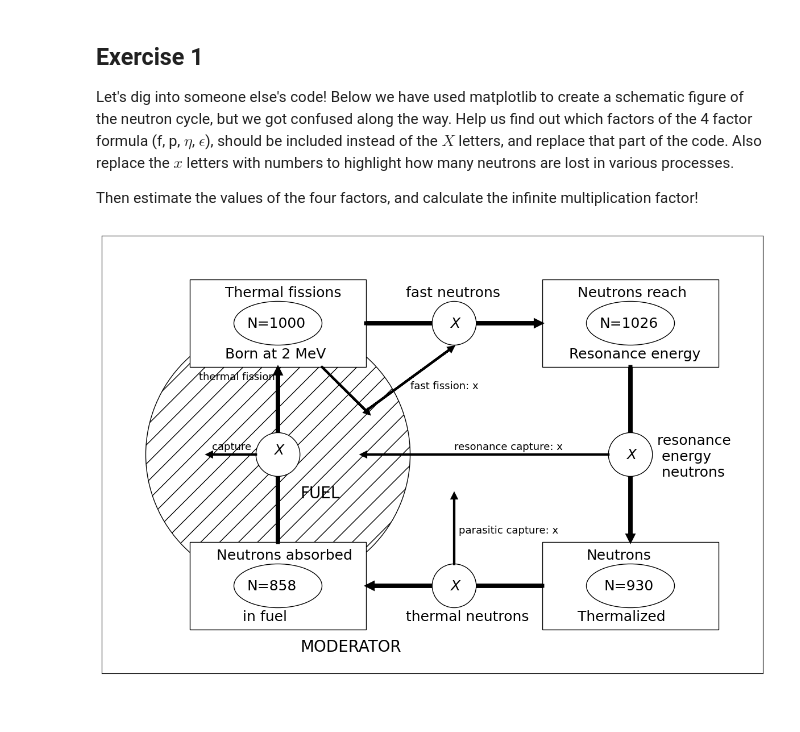
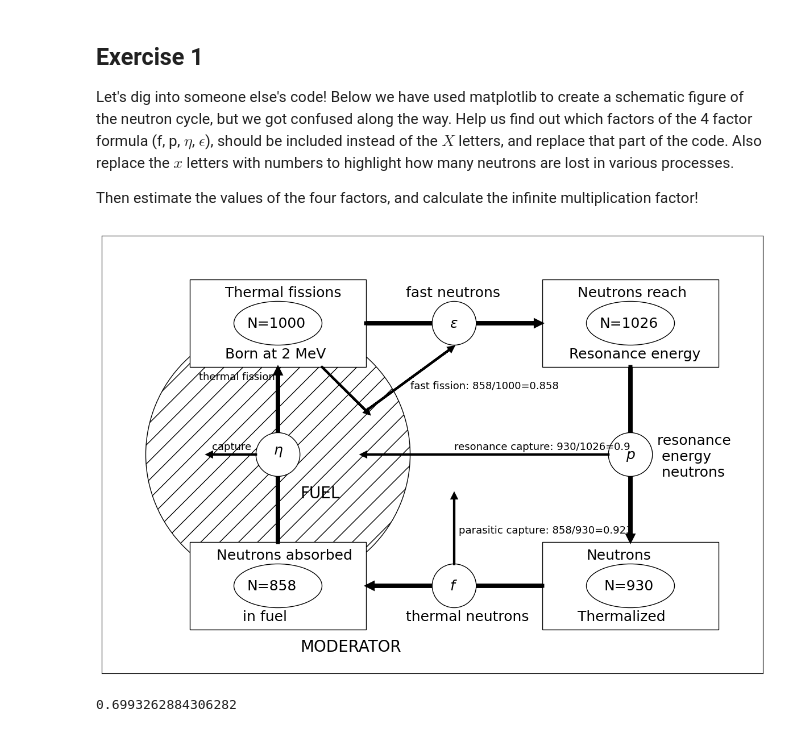
Before and after one commit to MalteHanse/RFP, a Jupyter notebook: HomeAssignments/HA2/HA2-1.ipynb, the cells around one changed output. Saved outputs shown, nothing was run; the diff lists cells and outputs as text; code cells hidden in the pictures.

```diff
--- a/HomeAssignments/HA2/HA2-1.ipynb
+++ b/HomeAssignments/HA2/HA2-1.ipynb
@@ -47,52 +47,63 @@ ax.add_artist(c1)
 ax.add_artist(c2)
 ax.add_artist(c3)
 ax.add_artist(c4)
-plt.text(39,0,r'$X$',fontsize=18)
-plt.text(79,29,r'$X$',fontsize=18)
+plt.text(39,0,r'$\eta$',fontsize=18)  # here
+plt.text(79,29,r'$\epsilon$',fontsize=18)  # here
 plt.text(69,36,'fast neutrons',fontsize=18)
 #################
 plt.arrow(50,20,10,-10,linewidth=3,head_width=1, head_length=1,color='black')
 plt.arrow(60,10,19,14,linewidth=3,head_width=1, head_length=1,color='black')
-plt.text(70,15,'fast fission: x',fontsize=13)
+plt.text(70,15,'fast fission: 858/1000=0.858',fontsize=13)  # here
 plt.arrow(80,-25,0,15,linewidth=3,head_width=1, head_length=1,color='black')
-plt.text(81,-18,'parasitic capture: x',fontsize=13)
+plt.text(81,-18,'parasitic capture: 858/930=0.923',fontsize=13)  # here
 plt.arrow(35,0,-10,0,linewidth=3,head_width=1, head_length=1,color='black')
 plt.text(25,1,'capture',fontsize=13)
 plt.text(22,17,'thermal fission',fontsize=13)
 ##########
-plt.text(119,-1,r'$X$',fontsize=18)
+plt.text(119,-1,r'$p$',fontsize=18)  # here
 plt.text(126,-5,'resonance \n energy \n neutrons',fontsize=18)
 plt.arrow(115, 0, -55, 0,linewidth=3,head_width=1, head_length=1,color='black')
-plt.text(80,1,'resonance capture: x',fontsize=13)
+plt.text(80,1,'resonance capture: 930/1026=0.9',fontsize=13) # here
 
-plt.text(79,-31,r'$X$',fontsize=18)
+plt.text(79,-31,r'$f$',fontsize=18)  # here
 plt.text(69,-38,'thermal neutrons',fontsize=18)
 
 plt.text(33,29,'N=1000',fontsize=18)
 plt.text(28,36,'Thermal fissions',fontsize=18)
 plt.text(28,22,'Born at 2 MeV',fontsize=18)
 
 plt.text(33+80,29,'N=1026',fontsize=18)
 plt.text(28+80,36,'Neutrons reach',fontsize=18)
 plt.text(26+80,22,'Resonance energy',fontsize=18)
 
 plt.text(34+80,29-60,'N=930',fontsize=18)
 plt.text(30+80,36-60,'Neutrons',fontsize=18)
 plt.text(28+80,22-60,'Thermalized',fontsize=18)
 
 plt.text(33,29-60,'N=858',fontsize=18)
 plt.text(26,36-60,'Neutrons absorbed',fontsize=18)
 plt.text(32,22-60,'in fuel',fontsize=18)
 
 plt.text(45,-10,'FUEL', fontsize=20)
 plt.text(45,-45,'MODERATOR', fontsize=20)
 #ax.add_artist(polygon)
 plt.xlim(0,150)
 plt.ylim(-50,50)
 ax.yaxis.set_visible(False)
 ax.xaxis.set_visible(False)
 plt.show()
 # %% [output]
-[figure, old version]
+[figure, new version]
 # %%
 # calculate the four factors and the infinite multiplication factor here.
+# k_infty = \eta f p \epsilon
+
+eta = 858/1000
+f = 858/930
+p = 930/1026
+eps = 1000/1026
+
+k_infty = eta * f * p * eps
+k_infty
+# %% [output]
+0.6993262884306282
```
Also changed, not shown: 1 other file.
